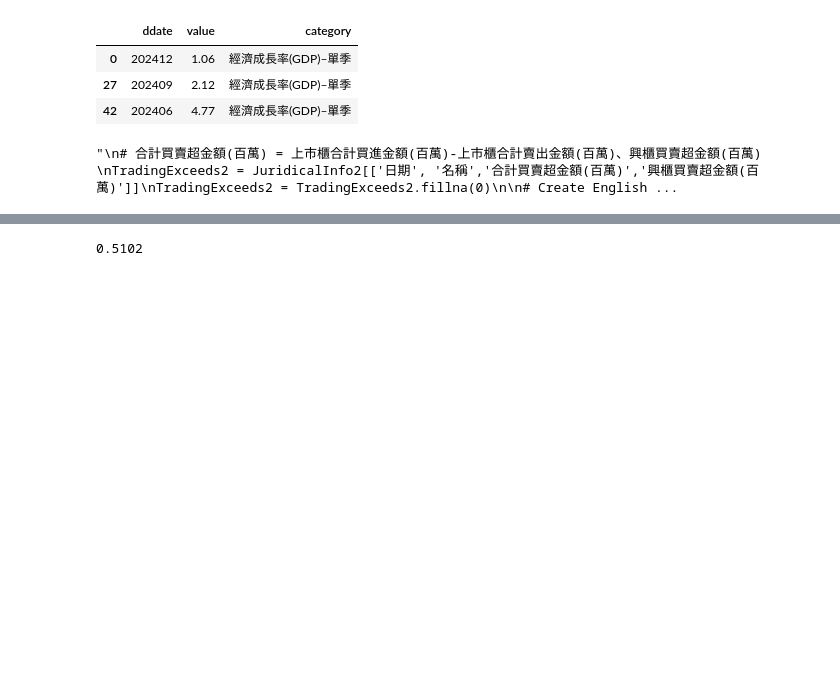
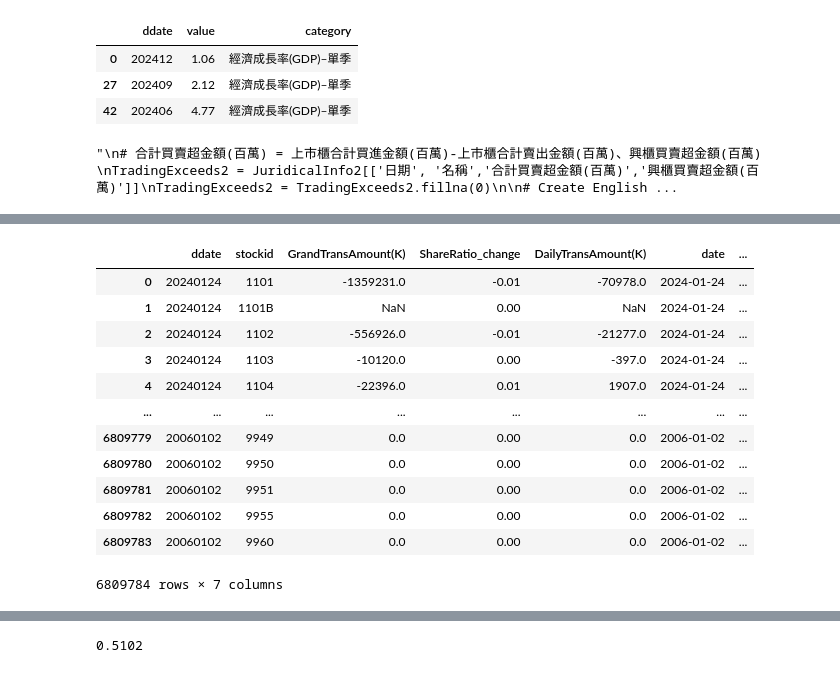
Before and after one commit to Carolyehhh/revenue-prediction, a Jupyter notebook: GDP_train.ipynb, the cells around one changed output, grey strips where cells are left out. Saved outputs shown, nothing was run; the diff lists cells and outputs as text; code cells hidden in the pictures; blank space fills up the shorter version.

```diff
--- a/GDP_train.ipynb
+++ b/GDP_train.ipynb
@@ -122,0 +113,4 @@ display(JuridicalInfo.head())
+# %%
+# 上市櫃公司三大法人買賣超、持股比率增減(分個股)
+JuridicalInfo = JuridicalInfo.rename({'日期':'ddate', '股票代號':'stockid', '三大法人月初以來買賣超金額(千)':'GrandTransAmount(K)', '三大法人持股比率增減':'ShareRatio_change', '三大法人近1日買賣超金額(千)':'DailyTransAmount(K)'}, axis=1)
+#display(JuridicalInfo.head())
@@ -123,3 +124,21 @@ display(JuridicalInfo.head())
+# %%
+JuridicalInfo['date'] = pd.to_datetime(JuridicalInfo['ddate']) # make sure the date column is datetime type
+JuridicalInfo['last_date_of_month'] = JuridicalInfo['date'] + pd.offsets.MonthEnd(1)  # get the last day of the month
+display(JuridicalInfo)
+# %% [output]
+|  | ddate | stockid | GrandTransAmount(K) | ShareRatio_change | DailyTransAmount(K) | date | ... |
+| 0 | 20240124 | 1101 | -1359231.0 | -0.01 | -70978.0 | 2024-01-24 | ... |
+| 1 | 20240124 | 1101B | NaN | 0.00 | NaN | 2024-01-24 | ... |
+| 2 | 20240124 | 1102 | -556926.0 | -0.01 | -21277.0 | 2024-01-24 | ... |
+| 3 | 20240124 | 1103 | -10120.0 | 0.00 | -397.0 | 2024-01-24 | ... |
+| 4 | 20240124 | 1104 | -22396.0 | 0.01 | 1907.0 | 2024-01-24 | ... |
+| ... | ... | ... | ... | ... | ... | ... | ... |
+| 6809779 | 20060102 | 9949 | 0.0 | 0.00 | 0.0 | 2006-01-02 | ... |
+| 6809780 | 20060102 | 9950 | 0.0 | 0.00 | 0.0 | 2006-01-02 | ... |
+| 6809781 | 20060102 | 9951 | 0.0 | 0.00 | 0.0 | 2006-01-02 | ... |
+| 6809782 | 20060102 | 9955 | 0.0 | 0.00 | 0.0 | 2006-01-02 | ... |
+| 6809783 | 20060102 | 9960 | 0.0 | 0.00 | 0.0 | 2006-01-02 | ... |
+6809784 rows × 7 columns
 # %%
 TW_NominalGDP = OverallGeneralEcon[['time','Nominal_GDP']]
 TW_NominalGDP = TW_NominalGDP.rename(columns={'time':'ddate'})
```
Also changed, not shown: parts of 15 cells of this notebook.
